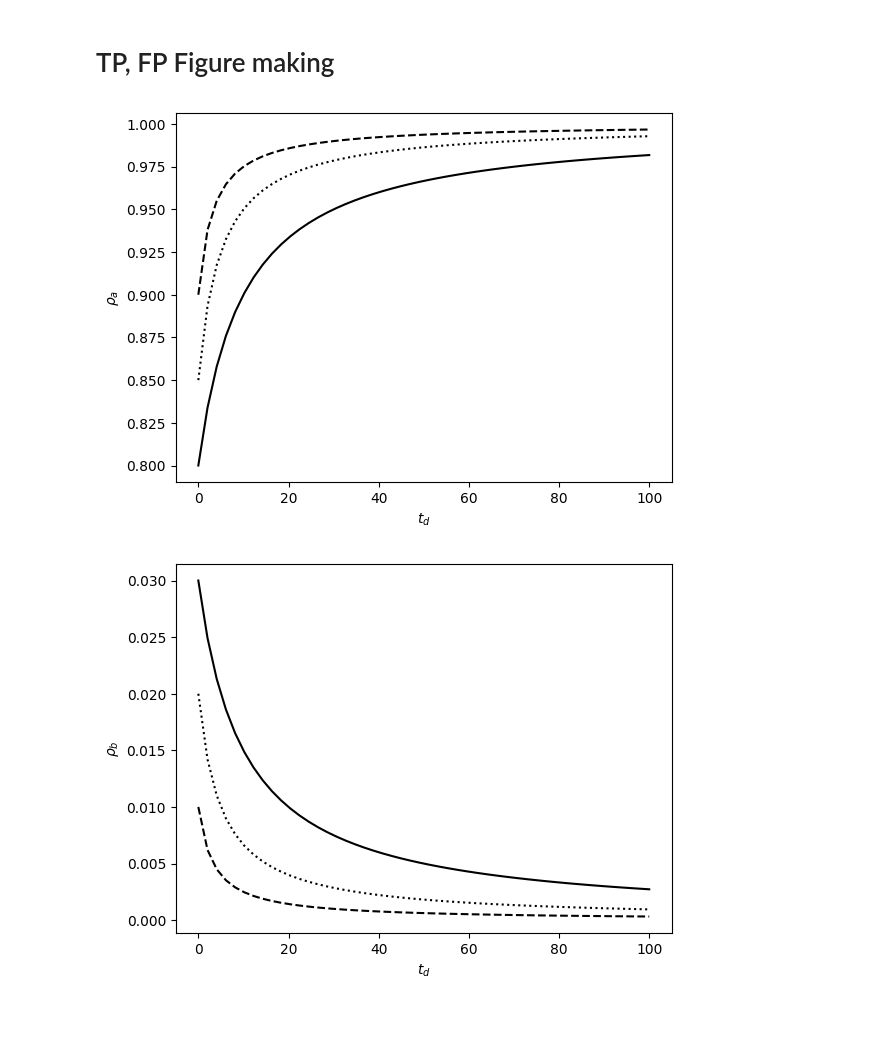
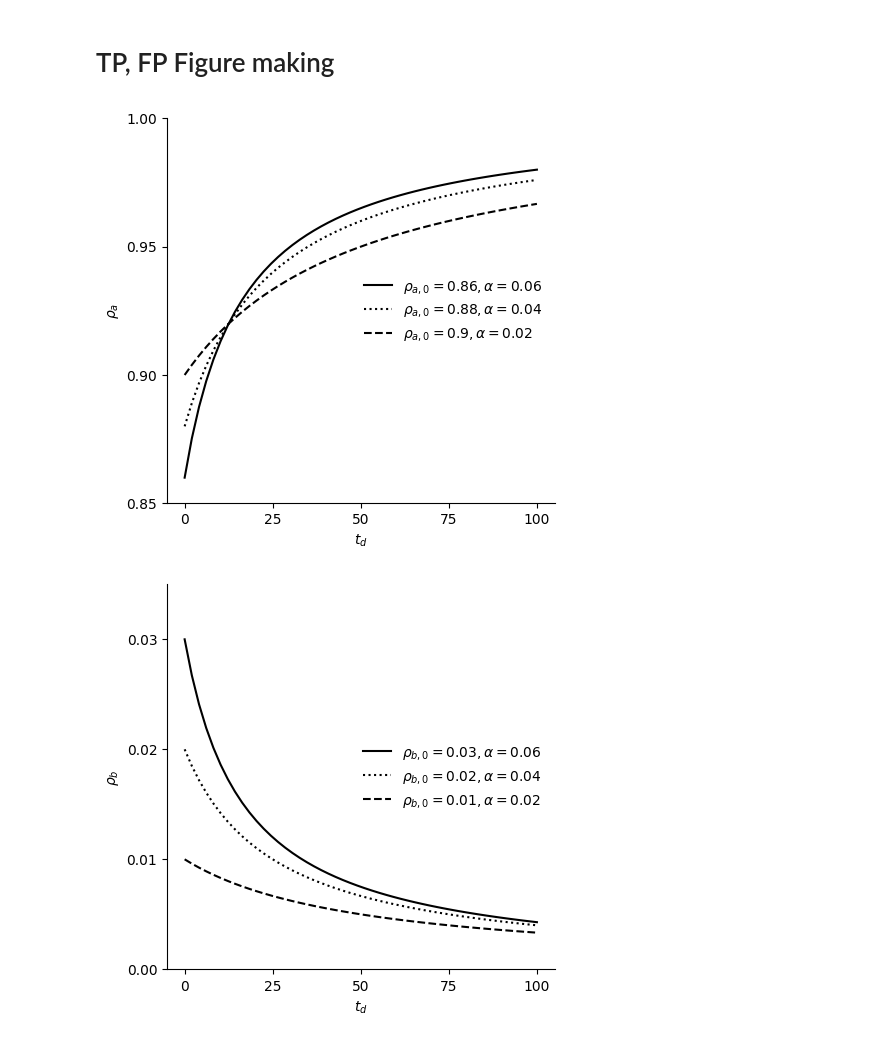
Before and after one commit to patrickshortall26/bon-sim, a Jupyter notebook: results.ipynb, the cells around one changed output. Cells and saved outputs as stored; diff of their text form; code cells hidden in the pictures.

```diff
--- a/results.ipynb
+++ b/results.ipynb
@@ -262,6 +301,12 @@ plt.show()
 # %% [markdown]
 # TP, FP Figure making
 # %%
+import matplotlib as mpl
+
+mpl.rcParams['axes.spines.right'] = False
+mpl.rcParams['axes.spines.top'] = False
+
+
 def get_true_positive(init_tp, tracking_time, alpha=0.2):
     """
     Get the true positive rate for a given time having tracked
@@ -277,42 +322,66 @@ def get_false_positive(init_fp, tracking_time, alpha=0.2):
     return false_positive
 
 t = np.linspace(0,100)
 tp = []
 
-tp_parameter_pairs = [(0.8, 0.1), (0.85, 0.2), (0.9, 0.3)]
+tp_parameter_pairs = [(0.86, 0.06), (0.88, 0.04), (0.9, 0.02)]
+
+fig, ax = plt.subplots(1,1, figsize = (5,5), dpi=100)
 
 
 marker_style_idx = 0
 markers = ['solid', 'dotted', 'dashed']
 for pair in tp_parameter_pairs:
     for time in t:
         tp.append(get_true_positive(pair[0], time, pair[1]))
-    plt.plot(t,tp, c='black', linestyle=markers[marker_style_idx])
+    ax.plot(t,tp, c='black', linestyle=markers[marker_style_idx])
     marker_style_idx += 1
     tp.clear()
 
-plt.xlabel('$t_d$')
-plt.ylabel('$ρ_a$')
-plt.savefig('TP.png', dpi=600)
+
+ax.legend(['$ρ_{a,0} = $' + f'${tp_parameter_pairs[0][0]},\\alpha = {tp_parameter_pairs[0][1]}$',
+           '$ρ_{a,0} = $' + f'${tp_parameter_pairs[1][0]},\\alpha = {tp_parameter_pairs[1][1]}$',
+           '$ρ_{a,0} = $' + f'${tp_parameter_pairs[2][0]},\\alpha = {tp_parameter_pairs[2][1]}$'],
+           loc='center right', frameon=False)
+
+ax.set_xlabel('$t_d$')
+ax.set_ylim((0.85,1))
+ax.set_ylabel('$ρ_a$')
+ax.set_yticks([0.85, 0.9, 0.95, 1])
+ax.set_xticks([0, 25, 50, 75, 100])
+plt.savefig('Plots/TP.pdf', dpi=600,bbox_inches='tight', pad_inches=0.1)
 plt.show()
 
 fp = []
 
-fp_parameter_pairs = [(0.03, 0.1), (0.02, 0.2), (0.01, 0.3)]
+fp_parameter_pairs = [(0.03, 0.06), (0.02, 0.04), (0.01, 0.02)]
 
 marker_style_idx = 0
+
+
+fig, ax = plt.subplots(1,1, figsize = (5,5), dpi=100)
 
 for pair in fp_parameter_pairs:
     for time in t:
         fp.append(get_false_positive(pair[0], time, pair[1]))
-    plt.plot(t,fp, c='black', linestyle=markers[marker_style_idx])
+    ax.plot(t,fp, c='black', linestyle=markers[marker_style_idx])
     marker_style_idx += 1
     fp.clear()
 
-plt.xlabel('$t_d$')
-plt.ylabel('$ρ_b$')
-plt.savefig('FP.png', dpi=600)
+ax.legend(['$ρ_{b,0} = $' + f'${fp_parameter_pairs[0][0]},\\alpha = {fp_parameter_pairs[0][1]}$',
+           '$ρ_{b,0} = $' + f'${fp_parameter_pairs[1][0]},\\alpha = {fp_parameter_pairs[1][1]}$',
+           '$ρ_{b,0} = $' + f'${fp_parameter_pairs[2][0]},\\alpha = {fp_parameter_pairs[2][1]}$'],
+           loc='center right', frameon=False)
+
+
+ax.set_yticks([0, 0.01, 0.02, 0.03])
+ax.set_xticks([0, 25, 50, 75, 100])
+
+ax.set_xlabel('$t_d$')
+ax.set_ylim((0,0.035))
+ax.set_ylabel('$ρ_b$')
+plt.savefig('Plots/FP.pdf', dpi=600,bbox_inches='tight', pad_inches=0.1)
 plt.show()
 # %% [output]
-[figure, old version]
+[figure, new version]
-[figure, old version]
+[figure, new version]
```
Also changed, not shown: parts of 11 cells of this notebook, 6 other files.
